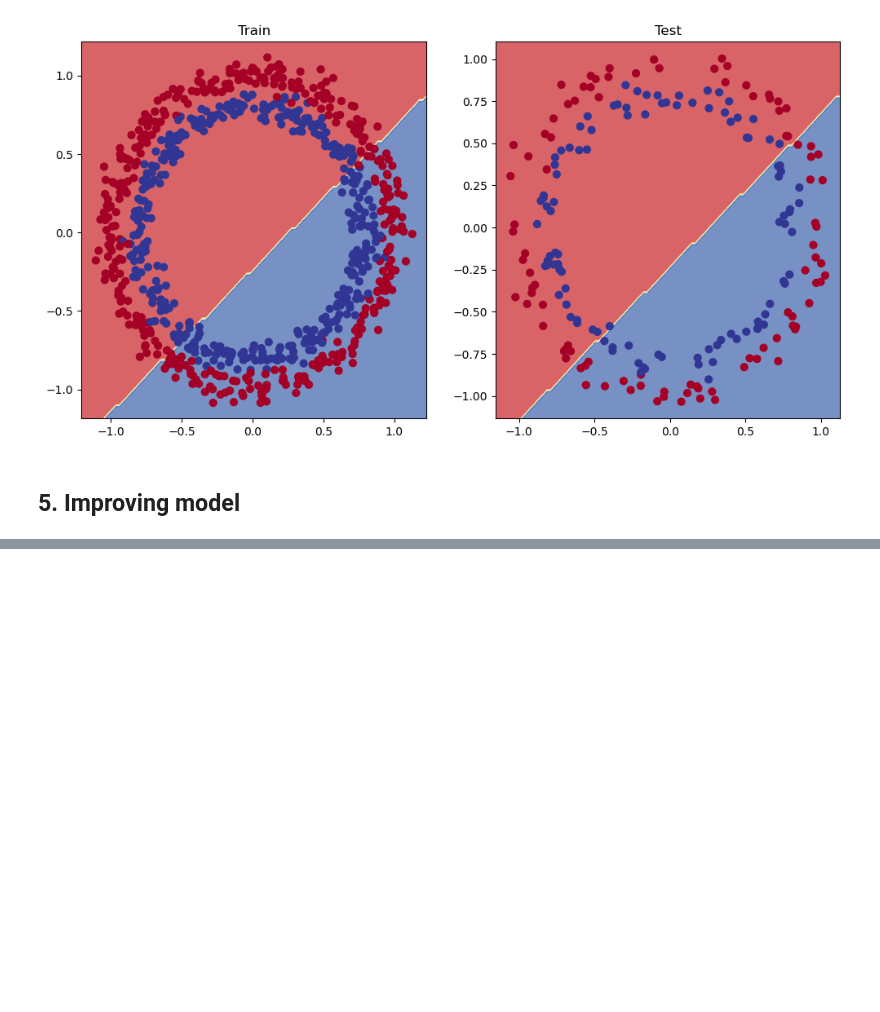
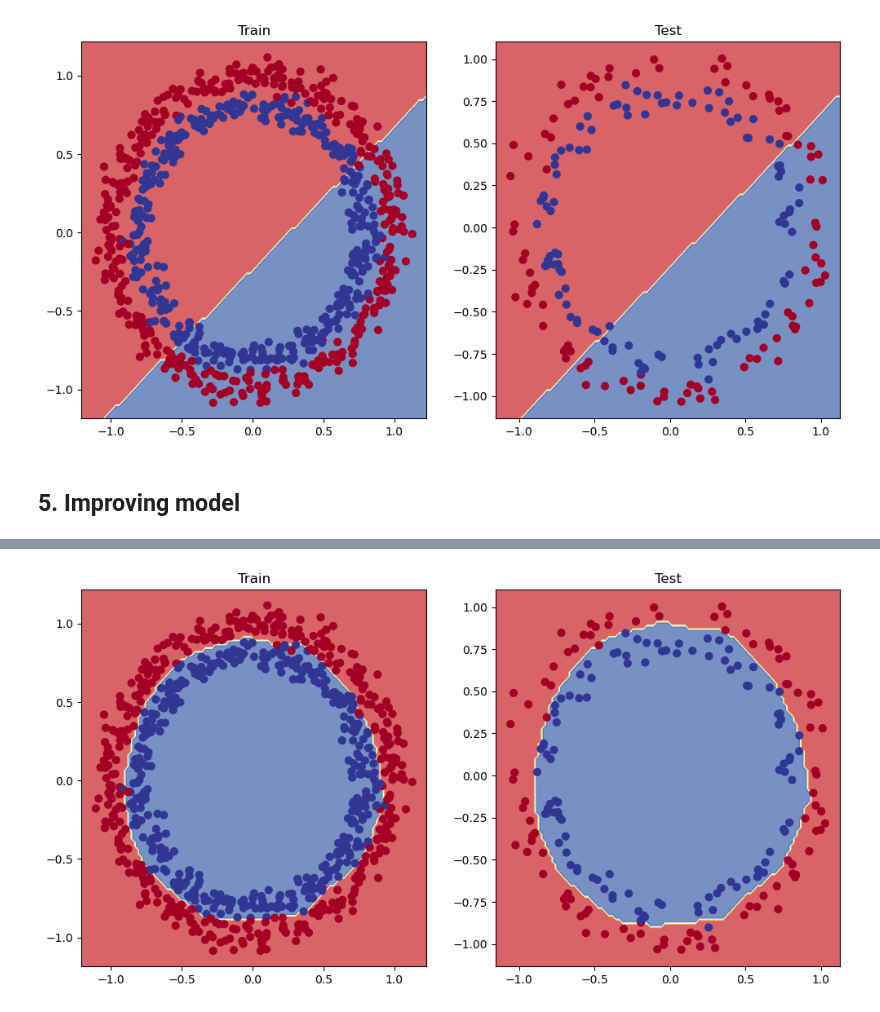
Before and after one commit to dawn-cmd/PytorchLearning, a Jupyter notebook: 02_pytorch_classification.ipynb, the cells around one changed output, grey strips where cells are left out. Cells and saved outputs as stored; diff of their text form; code cells hidden in the pictures; blank space fills up the shorter version.

Commit message:
improve model

```diff
--- a/02_pytorch_classification.ipynb
+++ b/02_pytorch_classification.ipynb
@@ -310,3 +310,17 @@ plot_decision_boundary(model_0, x_test, y_test)
 [figure]
 # %% [markdown]
 ## 5. Improving model
+# %%
+# Set up new model
+model1 = nn.Sequential(
+    nn.Linear(in_features=2, out_features=128),
+    nn.ReLU(),
+    nn.Linear(in_features=128, out_features=256),
+    nn.ReLU(),
+    nn.Linear(in_features=256, out_features=128),
+    nn.ReLU(),
+    nn.Linear(in_features=128, out_features=1),
+).to(device)
+loss_fn = nn.BCEWithLogitsLoss()
+optimizer = torch.optim.Adam(model1.parameters(), lr=0.001)
+model1
@@ -312,0 +337,19 @@ plot_decision_boundary(model_0, x_test, y_test)
+# %%
+# Train model
+epochs = 1000
+for epoch in range(epochs):
+    model1.train()
+    y_logits = model1(x_train).squeeze()
+    y_pred = torch.round(torch.sigmoid(y_logits))
+    loss = loss_fn(y_logits, y_train)
+    acc = calculate_accuracy(y_train, y_pred)
+    optimizer.zero_grad()
+    loss.backward()
+    optimizer.step()
+    with torch.inference_mode():
+        test_logits = model1(x_test).squeeze()
+        test_pred = torch.round(torch.sigmoid(test_logits))
+        test_loss = loss_fn(test_logits, y_test)
+        test_acc = calculate_accuracy(y_test, test_pred)
+    if epoch % 100 == 0:
+        print(f"Epoch: {epoch} | Train Loss: {loss:.5f} | Train Acc: {acc:.2f}% | Test Loss: {test_loss:.5f} | Test Acc: {test_acc:.2f}%")
@@ -312,0 +367,11 @@ plot_decision_boundary(model_0, x_test, y_test)
+# %%
+# show decision boundary
+plt.figure(figsize=(12, 6))
+plt.subplot(1, 2, 1)
+plt.title("Train")
+plot_decision_boundary(model1, x_train, y_train)
+plt.subplot(1, 2, 2)
+plt.title("Test")
+plot_decision_boundary(model1, x_test, y_test)
+# %% [output]
+[figure, added]
```
Also changed, not shown: parts of 2 cells of this notebook.
